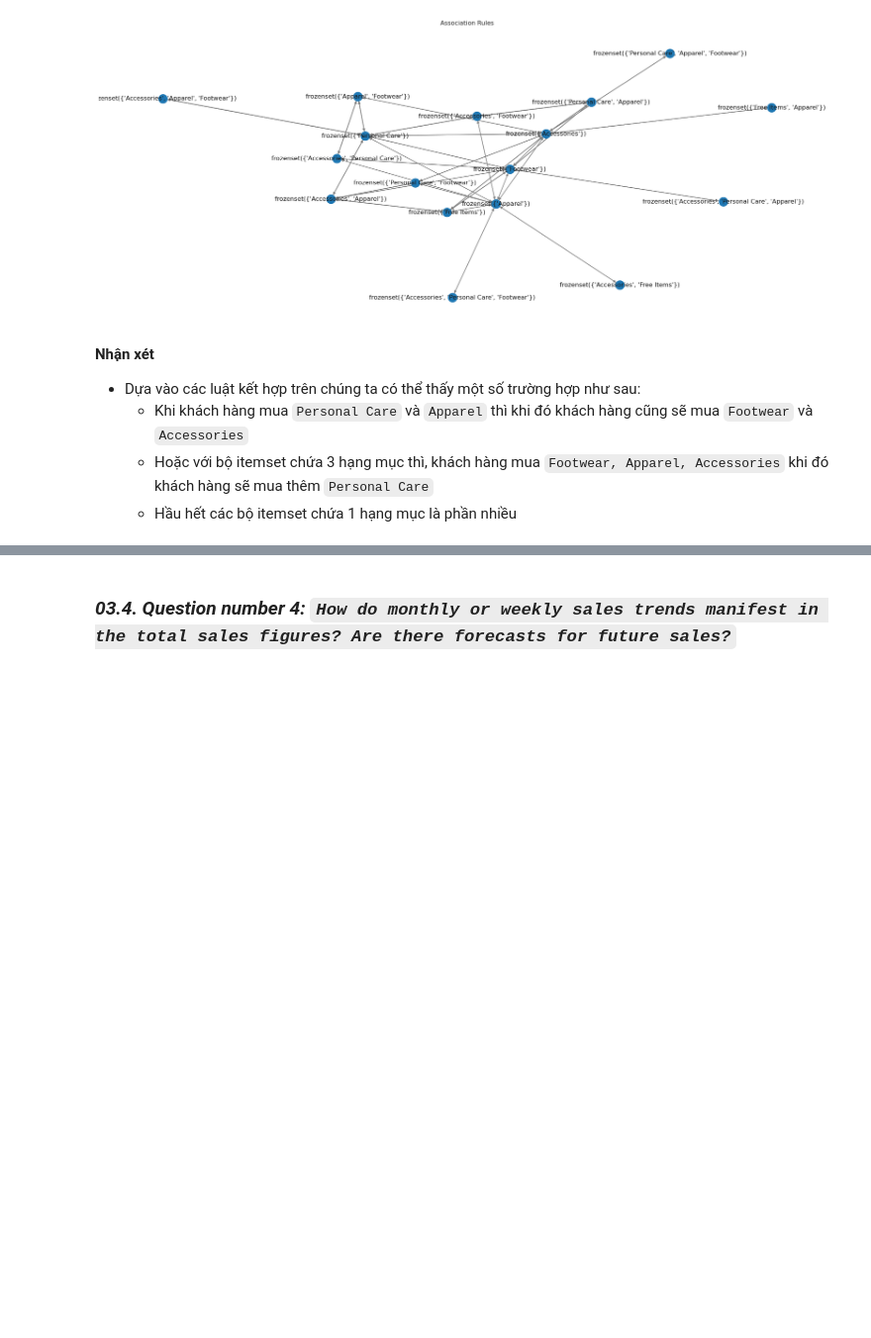
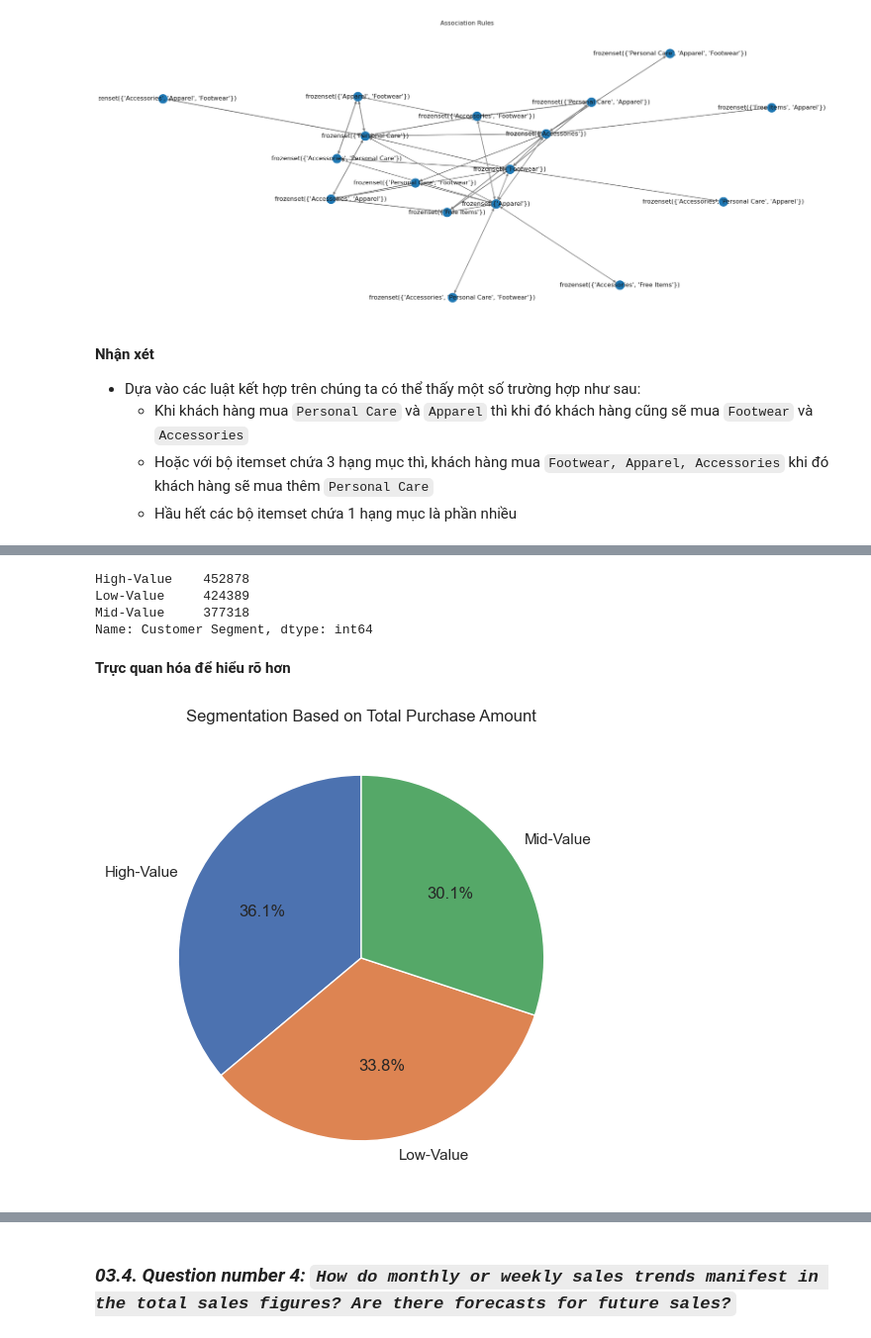
Before and after one commit to thanhanphan17/fashion-campus-dataset-analysis, a Jupyter notebook: [03]-Asking-Questions-and-Analyzing.ipynb, the cells around one changed output, grey strips where cells are left out. Shown at 99% size. Saved outputs shown, nothing was run; the diff lists cells and outputs as text; code cells hidden in the pictures; blank space fills up the shorter version.

```diff
--- a/[03]-Asking-Questions-and-Analyzing.ipynb
+++ b/[03]-Asking-Questions-and-Analyzing.ipynb
@@ -356,0 +366,3 @@ plt.show()
+# %%
+df_transaction = pd.read_csv('Data/transaction_new.csv')
+df_transaction.head(2)
@@ -356,0 +387,34 @@ plt.show()
+# %%
+# Phân khúc khách hàng theo tổng số tiền mua hàng
+# Xác định ngưỡng để phân đoạn
+low_value_threshold = 300000
+high_value_threshold = 800000
+
+# Tạo hàm phân loại khách hàng dựa trên tổng số tiền mua hàng
+def categorize_customers(total_purchase_amount):
+    if total_purchase_amount <= low_value_threshold:
+        return "Low-Value"
+    elif total_purchase_amount <= high_value_threshold:
+        return "Mid-Value"
+    else:
+        return "High-Value"
+
+# Áp dụng chức năng phân loại để tạo cột mới 'Customer Segment'
+df_transaction['Customer Segment'] = df_transaction['total_amount'].apply(categorize_customers)
+
+segment_counts = df_transaction['Customer Segment'].value_counts()
+segment_counts
+# %% [output]
+High-Value    452878
+Low-Value     424389
+Mid-Value     377318
+Name: Customer Segment, dtype: int64
+# %% [markdown]
+**Trực quan hóa để hiểu rõ hơn**
+# %%
+plt.figure(figsize=(6, 6))
+plt.pie(segment_counts, labels=segment_counts.index, autopct='%1.1f%%', startangle=90)
+plt.title('Segmentation Based on Total Purchase Amount')
+plt.show()
+# %% [output]
+[figure, added]
```
Also changed, not shown: parts of 24 cells of this notebook.
